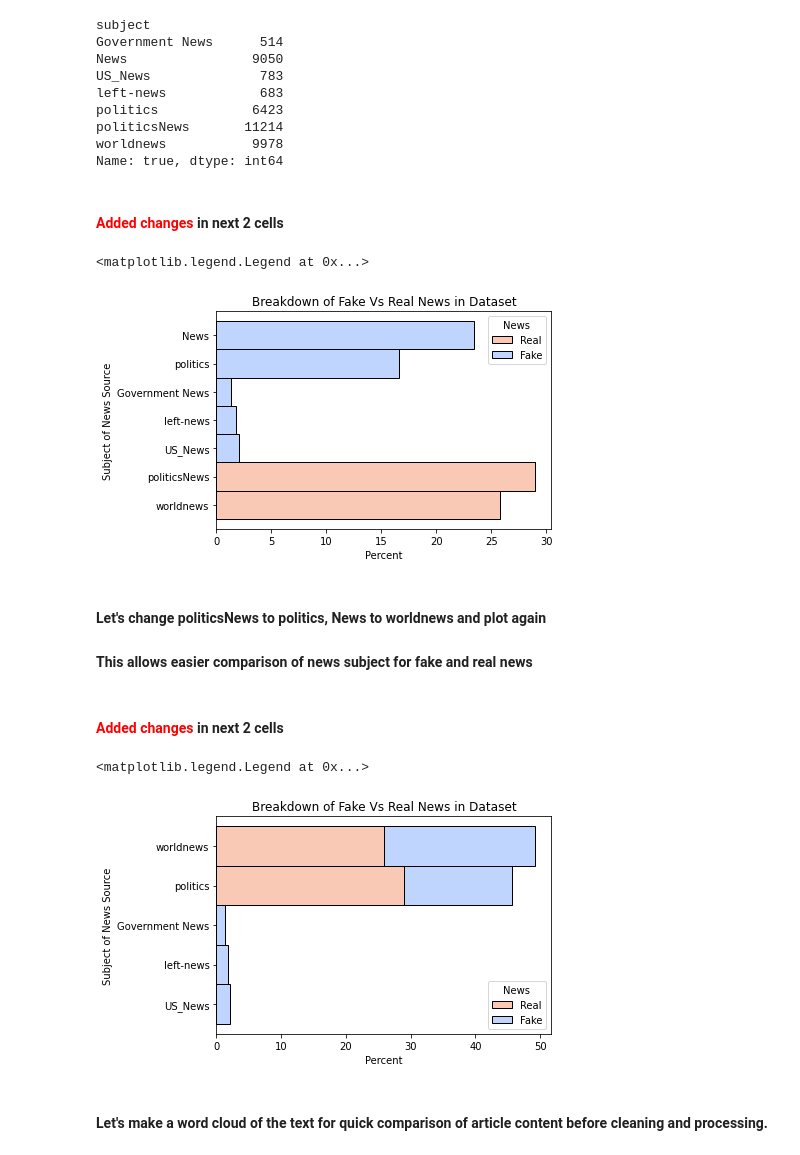
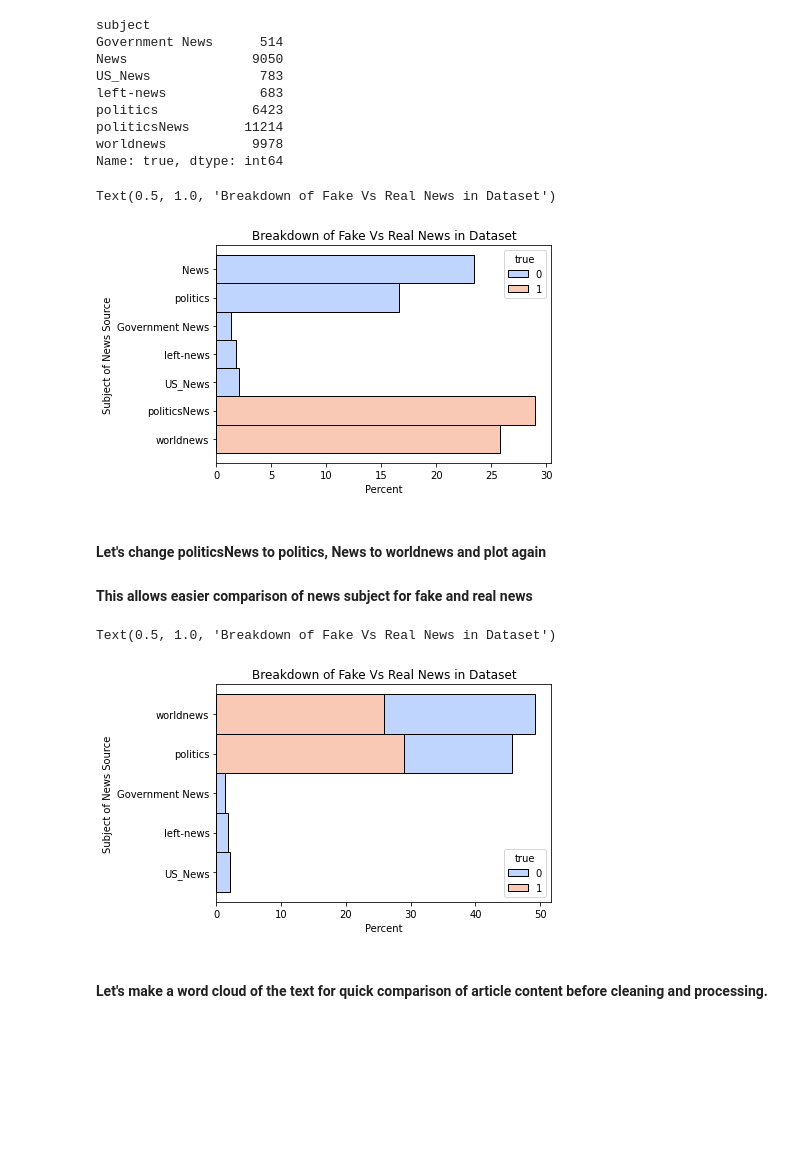
Before and after one commit to CFG-Spring-Data-1/Group-4, a Jupyter notebook: Project/Fake_Vs_Real_News.ipynb, the cells around one changed output. Saved outputs shown, nothing was run; the diff lists cells and outputs as text; code cells hidden in the pictures; blank space fills up the shorter version.

```diff
--- a/Project/Fake_Vs_Real_News.ipynb
+++ b/Project/Fake_Vs_Real_News.ipynb
@@ -322,24 +286,19 @@ politics            6423
 politicsNews       11214
 worldnews           9978
 Name: true, dtype: int64
-# %% [markdown]
-####  <span style="color:red">Added changes</span> in next 2 cells
 # %%
 # plot the grouped with seaborn and matplotlib
 sns.histplot(raw_df, y='subject', hue ='true',
              stat = 'percent', multiple = 'stack',
              palette = 'coolwarm')
 plt.ylabel('Subject of News Source')
 plt.title('Breakdown of Fake Vs Real News in Dataset')
-plt.legend(title='News', loc='upper right', labels = ['Real', 'Fake'])
 # %% [output]
-<matplotlib.legend.Legend at 0x...>
+Text(0.5, 1.0, 'Breakdown of Fake Vs Real News in Dataset')
-[figure, old version]
+[figure, new version]
 # %% [markdown]
 #### Let's change politicsNews to politics, News to worldnews and plot again
 #### This allows easier comparison of news subject for fake and real news
-# %% [markdown]
-####  <span style="color:red">Added changes</span> in next 2 cells
 # %%
 raw_df['subject'].replace({'politicsNews':'politics',
                            'News':'worldnews'}, inplace = True)
@@ -349,10 +308,9 @@ sns.histplot(raw_df, y='subject', hue ='true',
            palette = 'coolwarm')
 plt.ylabel('Subject of News Source')
 plt.title('Breakdown of Fake Vs Real News in Dataset')
-plt.legend(title='News', loc='lower right', labels = ['Real', 'Fake'])
 # %% [output]
-<matplotlib.legend.Legend at 0x...>
+Text(0.5, 1.0, 'Breakdown of Fake Vs Real News in Dataset')
-[figure, old version]
+[figure, new version]
 # %% [markdown]
 #### Let's make a word cloud of the text for quick comparison of article content before cleaning and processing.
 # %%
```
Also changed, not shown: parts of 78 cells of this notebook, 1 other file.
